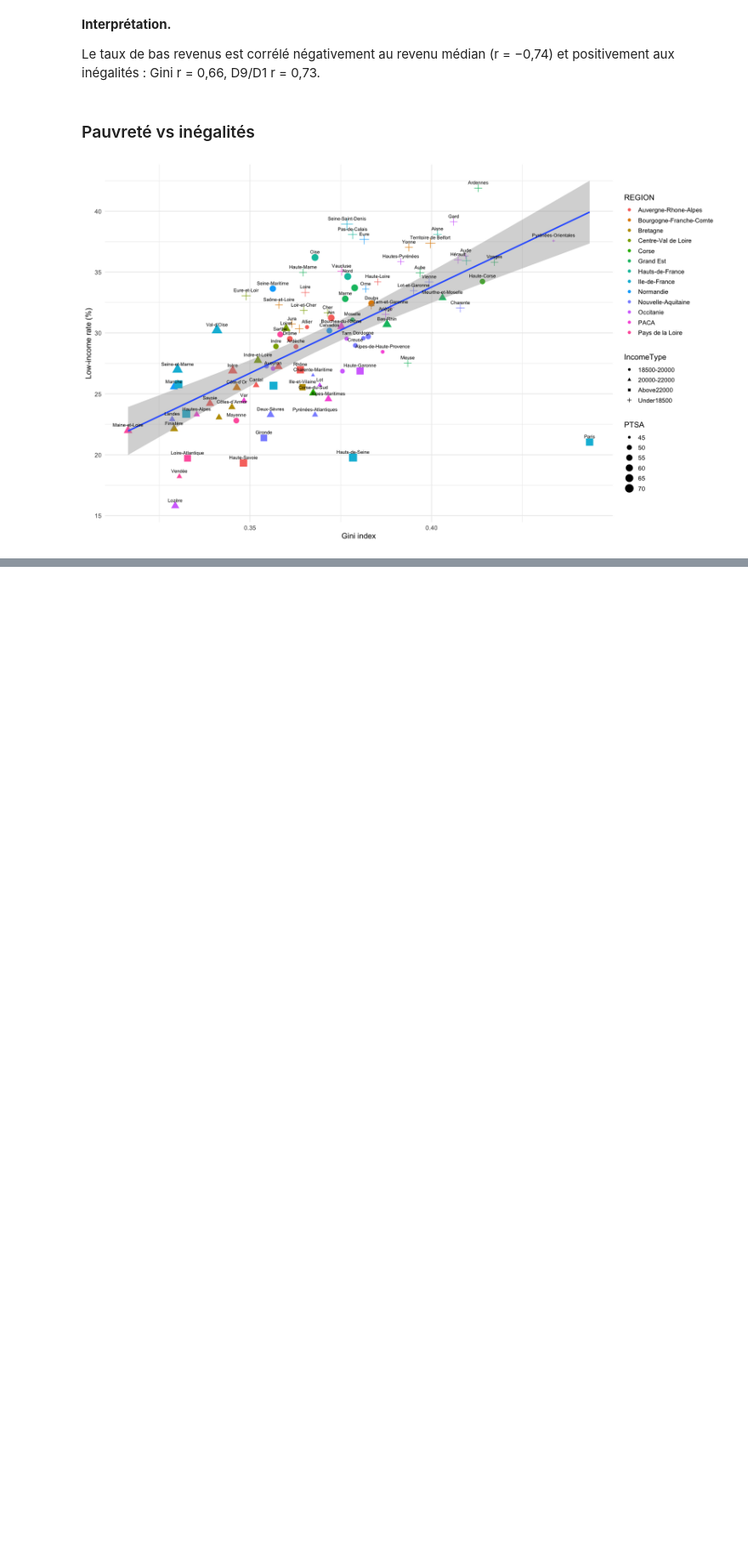
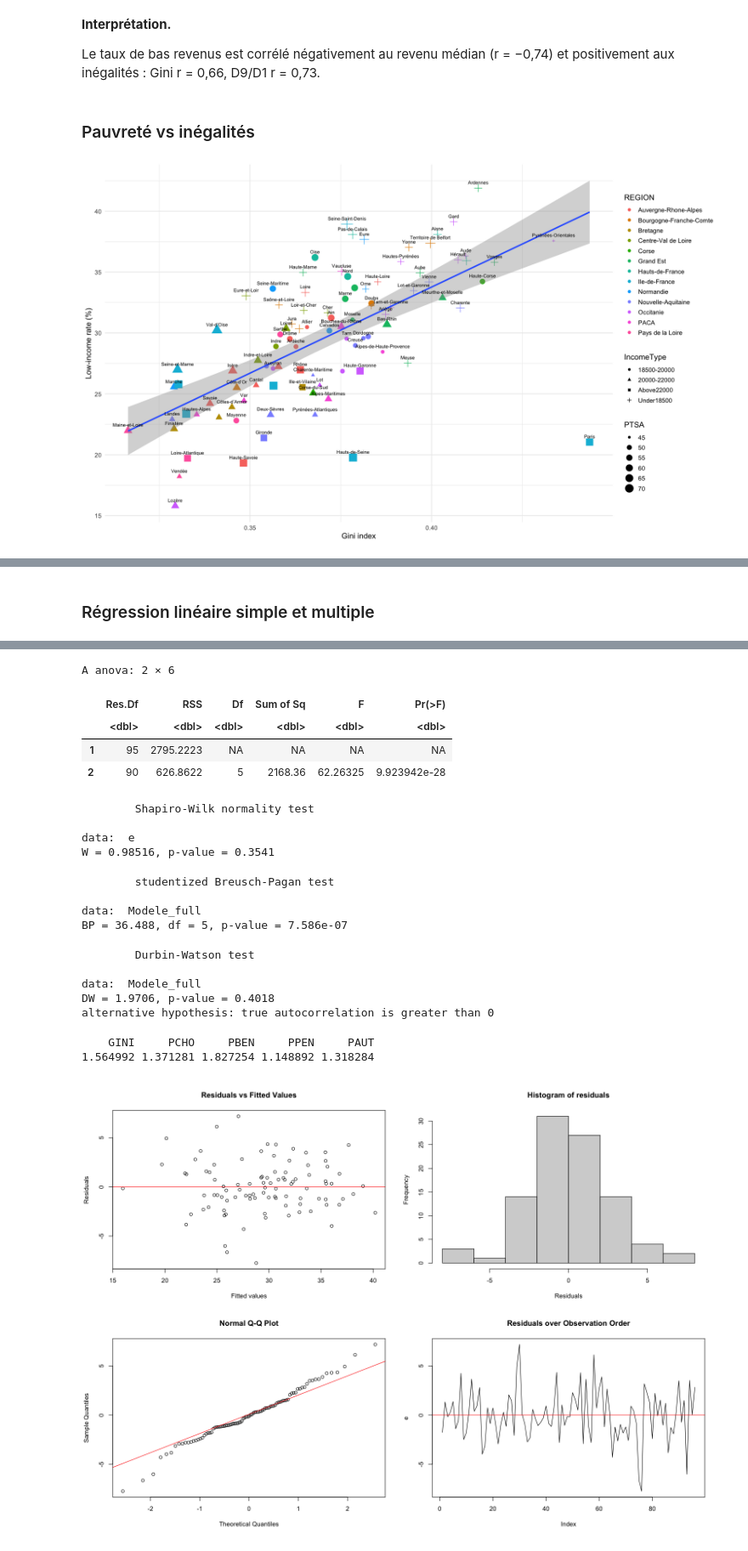
Before and after one commit to Vic-Warden/France-Income-Disparities, a Jupyter notebook: project.ipynb, the cells around one changed output, grey strips where cells are left out. Shown at 85% size. Cells and saved outputs as stored; diff of their text form; code cells hidden in the pictures; blank space fills up the shorter version.

```diff
--- a/project.ipynb
+++ b/project.ipynb
@@ -526,0 +575,34 @@ ggplot(dep_income, aes(x = GINI, y = TP60)) + geom_point(aes(shape = IncomeType,
+# %% [markdown]
+### Régression linéaire simple et multiple
+# %%
+# Simple linear model
+model <- lm(TP60 ~ GINI, data = dep_m)
+summary(model)
+
+# Multiple linear model (PTSA is left out: the shares sum to 100 %)
+Modele_full <- lm(TP60 ~ GINI + PCHO + PBEN + PPEN + PAUT, data = dep_m)
+summary(Modele_full)
+
+# Global test against the null model
+Modele0 <- lm(TP60 ~ 1, data = dep_m)
+anova(Modele0, Modele_full)
+
+# Check the assumptions of the multiple model
+e <- residuals(Modele_full)
+f <- fitted(Modele_full)
+options(repr.plot.width = 14, repr.plot.height = 10)
+par(mfrow = c(2, 2))
+plot(f, e, xlab = "Fitted values", ylab = "Residuals", main = "Residuals vs Fitted Values")
+abline(h = 0, col = "red")
+hist(e, main = "Histogram of residuals", xlab = "Residuals")
+qqnorm(e)
+qqline(e, col = "red")
+plot(e, type = "l", main = "Residuals over Observation Order")
+abline(h = 0, col = "red")
+par(mfrow = c(1, 1))
+
+shapiro.test(e)        # H0: residuals are normally distributed
+bptest(Modele_full)    # H0: constant variance
+dwtest(Modele_full)    # H0: no autocorrelation
+vif(Modele_full)       # Multicollinearity
+# %% [output]
@@ -526,0 +643,21 @@ ggplot(dep_income, aes(x = GINI, y = TP60)) + geom_point(aes(shape = IncomeType,
+A anova: 2 × 6
+|  | Res.Df | RSS | Df | Sum of Sq | F | Pr(>F) |
+|  | <dbl> | <dbl> | <dbl> | <dbl> | <dbl> | <dbl> |
+| 1 | 95 | 2795.2223 | NA | NA | NA | NA |
+| 2 | 90 | 626.8622 | 5 | 2168.36 | 62.26325 | 9.923942e-28 |
+        Shapiro-Wilk normality test
+
+data:  e
+W = 0.98516, p-value = 0.3541
+        studentized Breusch-Pagan test
+
+data:  Modele_full
+BP = 36.488, df = 5, p-value = 7.586e-07
+        Durbin-Watson test
+
+data:  Modele_full
+DW = 1.9706, p-value = 0.4018
+alternative hypothesis: true autocorrelation is greater than 0
+    GINI     PCHO     PBEN     PPEN     PAUT
+1.564992 1.371281 1.827254 1.148892 1.318284
+[figure, added]
```
Also changed, not shown: parts of 10 cells of this notebook.
